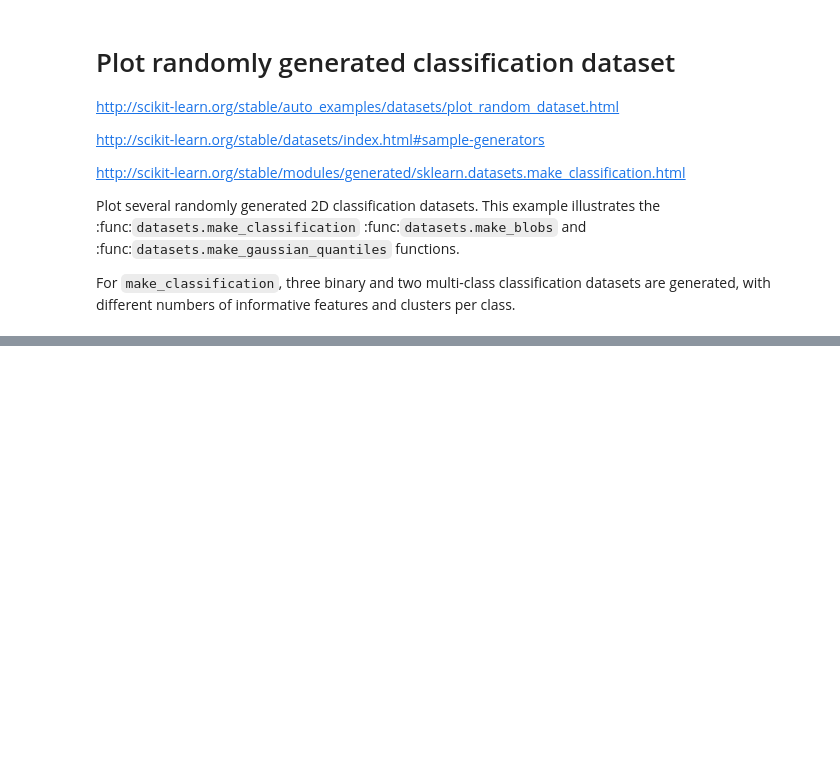
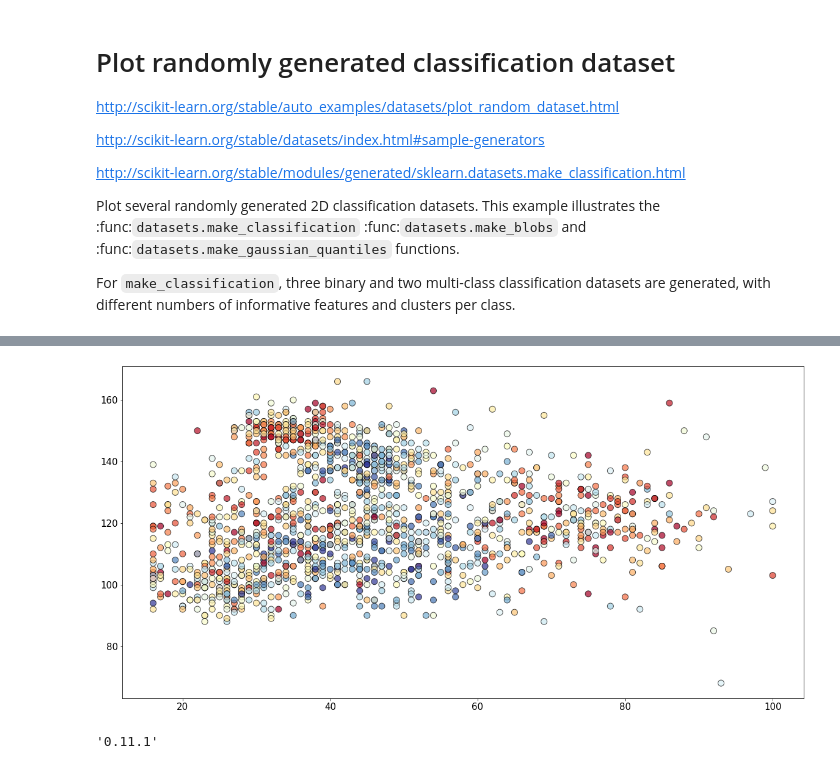
Before and after one commit to embarced/notebooks, a Jupyter notebook: mlops/generate.ipynb, the cells around one changed output, grey strips where cells are left out. Saved outputs shown, nothing was run; the diff lists cells and outputs as text; code cells hidden in the pictures; blank space fills up the shorter version.

```diff
--- a/mlops/generate.ipynb
+++ b/mlops/generate.ipynb
@@ -108,0 +147,31 @@ df.describe()
+# %%
+import matplotlib.pyplot as plt
+%matplotlib inline
+
+import matplotlib as mpl
+mpl.rcParams['figure.figsize'] = (15, 8)
+# mpl.rcParams["figure.dpi"] = dpi
+mpl.rc('xtick', labelsize=15)
+mpl.rc('ytick', labelsize=15)
+
+plt.figure(figsize=(20, 10))
+
+plt.scatter(
+    df['age'],
+    df['speed'],
+    # label=label,
+    c=1-df['risk'],
+    # marker=marker,
+    # https://matplotlib.org/stable/tutorials/colors/colormaps.html
+    # cmap='RdYlGn',
+    cmap='RdYlBu',
+    s=100,
+    edgecolors='k',
+    alpha=0.7);
+# %% [output]
+[figure, added]
+# %%
+import seaborn as sns
+sns.__version__
+# %% [output]
+'0.11.1'
```
Also changed, not shown: parts of 14 cells of this notebook.
